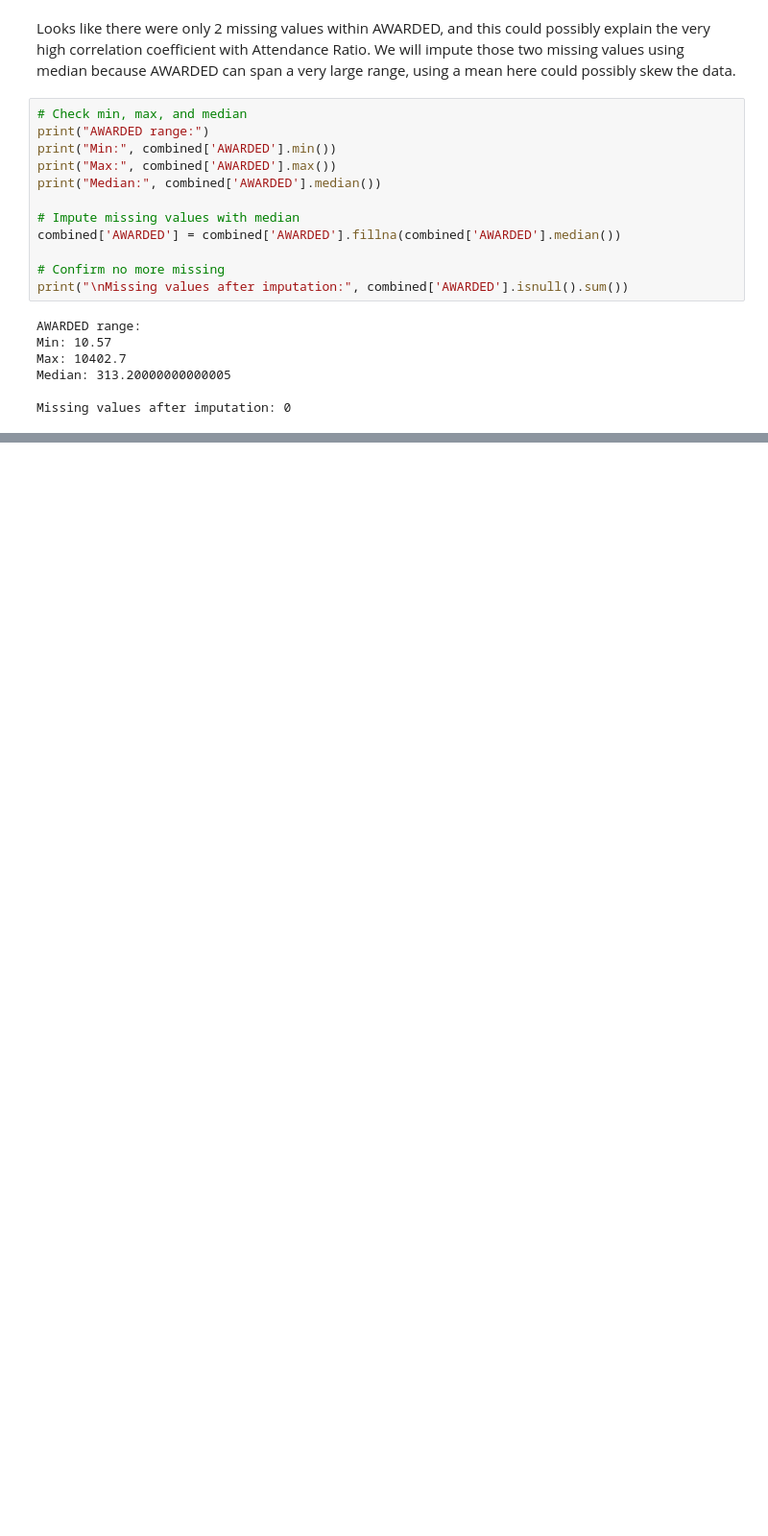
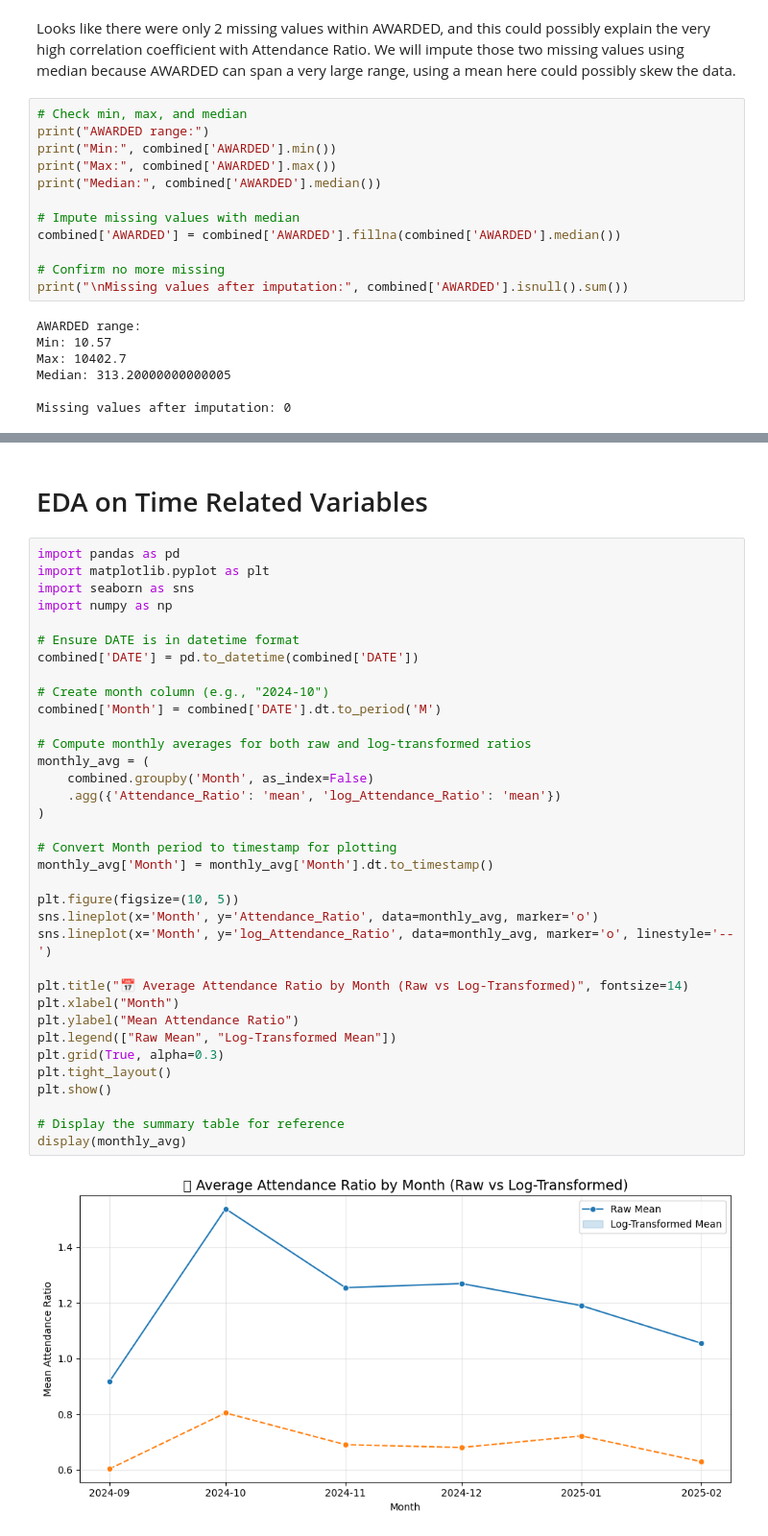
Before and after one commit to jyeh2/COGS109_Final, a Jupyter notebook: imputationandeda.ipynb, the cells around one changed output, grey strips where cells are left out. Shown at 96% size. Saved outputs shown, nothing was run; the diff lists cells and outputs as text; blank space fills up the shorter version.

```diff
--- a/imputationandeda.ipynb
+++ b/imputationandeda.ipynb
@@ -63,0 +132,39 @@ Name: count, dtype: int64
+# %% [markdown]
+# EDA on Time Related Variables
+# %%
+import pandas as pd
+import matplotlib.pyplot as plt
+import seaborn as sns
+import numpy as np
+
+# Ensure DATE is in datetime format
+combined['DATE'] = pd.to_datetime(combined['DATE'])
+
+# Create month column (e.g., "2024-10")
+combined['Month'] = combined['DATE'].dt.to_period('M')
+
+# Compute monthly averages for both raw and log-transformed ratios
+monthly_avg = (
+    combined.groupby('Month', as_index=False)
+    .agg({'Attendance_Ratio': 'mean', 'log_Attendance_Ratio': 'mean'})
+)
+
+# Convert Month period to timestamp for plotting
+monthly_avg['Month'] = monthly_avg['Month'].dt.to_timestamp()
+
+plt.figure(figsize=(10, 5))
+sns.lineplot(x='Month', y='Attendance_Ratio', data=monthly_avg, marker='o')
+sns.lineplot(x='Month', y='log_Attendance_Ratio', data=monthly_avg, marker='o', linestyle='--')
+
+plt.title("📅 Average Attendance Ratio by Month (Raw vs Log-Transformed)", fontsize=14)
+plt.xlabel("Month")
+plt.ylabel("Mean Attendance Ratio")
+plt.legend(["Raw Mean", "Log-Transformed Mean"])
+plt.grid(True, alpha=0.3)
+plt.tight_layout()
+plt.show()
+
+# Display the summary table for reference
+display(monthly_avg)
+# %% [output]
+[figure, added]
```
Also changed, not shown: parts of 12 cells of this notebook.
